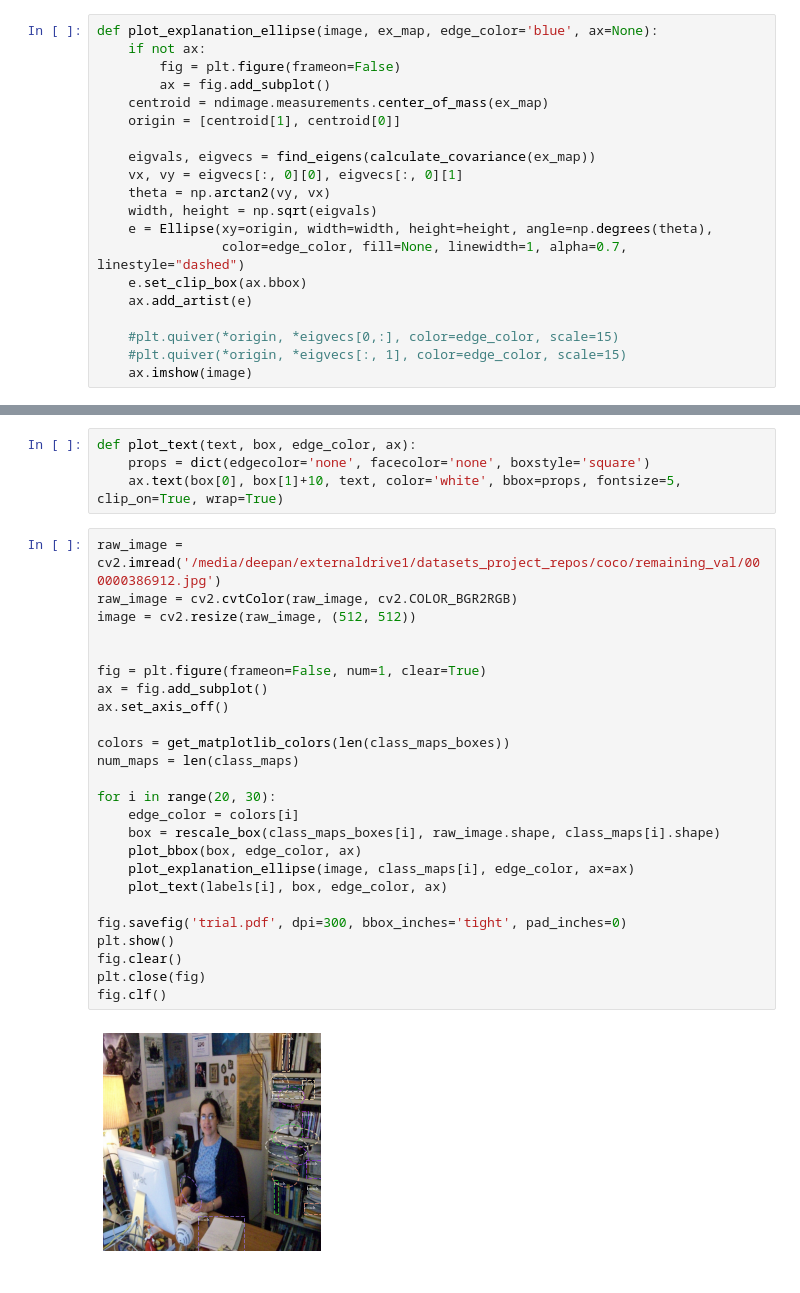
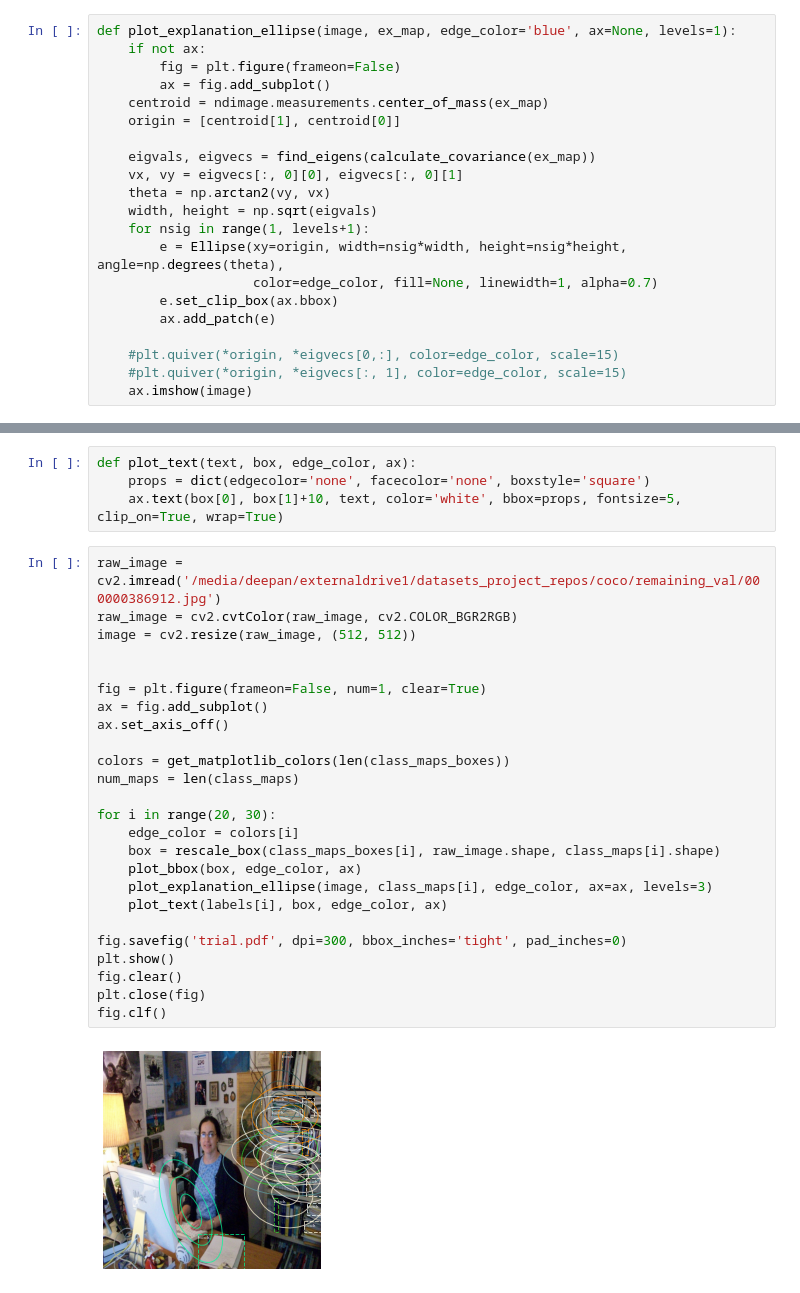
Before and after one commit to DeepanChakravarthiPadmanabhan/dext, a Jupyter notebook: dext/notebooks/visualizer_ellipse.ipynb, the cells around one changed output, grey strips where cells are left out. Drawn from its saved outputs; the diff is of its cells as text.

```diff
--- a/dext/notebooks/visualizer.ipynb
+++ b/dext/notebooks/visualizer_ellipse.ipynb
@@ -311,7 +313,7 @@ def get_matplotlib_colors(num_colors):
     filtered = [i for n,i in enumerate(color) if (n%jump_col==0)]
     return filtered
 # %%
-def plot_explanation_ellipse(image, ex_map, edge_color='blue', ax=None):
+def plot_explanation_ellipse(image, ex_map, edge_color='blue', ax=None, levels=1):
     if not ax:
         fig = plt.figure(frameon=False)
         ax = fig.add_subplot()
@@ -322,10 +324,11 @@ def plot_explanation_ellipse(image, ex_map, edge_color='blue', ax=None):
     vx, vy = eigvecs[:, 0][0], eigvecs[:, 0][1]
     theta = np.arctan2(vy, vx)
     width, height = np.sqrt(eigvals)
-    e = Ellipse(xy=origin, width=width, height=height, angle=np.degrees(theta),
-                color=edge_color, fill=None, linewidth=1, alpha=0.7, linestyle="dashed")
-    e.set_clip_box(ax.bbox)
-    ax.add_artist(e)
+    for nsig in range(1, levels+1):
+        e = Ellipse(xy=origin, width=nsig*width, height=nsig*height, angle=np.degrees(theta),
+                    color=edge_color, fill=None, linewidth=1, alpha=0.7)
+        e.set_clip_box(ax.bbox)
+        ax.add_patch(e)
 
     #plt.quiver(*origin, *eigvecs[0,:], color=edge_color, scale=15)
     #plt.quiver(*origin, *eigvecs[:, 1], color=edge_color, scale=15)
@@ -346,27 +349,27 @@ def plot_text(text, box, edge_color, ax):
 # %%
 raw_image = cv2.imread('/media/deepan/externaldrive1/datasets_project_repos/coco/remaining_val/000000386912.jpg')
 raw_image = cv2.cvtColor(raw_image, cv2.COLOR_BGR2RGB)
 image = cv2.resize(raw_image, (512, 512))
 
 
 fig = plt.figure(frameon=False, num=1, clear=True)
 ax = fig.add_subplot()
 ax.set_axis_off()
 
 colors = get_matplotlib_colors(len(class_maps_boxes))
 num_maps = len(class_maps)
 
 for i in range(20, 30):
     edge_color = colors[i]
     box = rescale_box(class_maps_boxes[i], raw_image.shape, class_maps[i].shape)
     plot_bbox(box, edge_color, ax)
-    plot_explanation_ellipse(image, class_maps[i], edge_color, ax=ax)
+    plot_explanation_ellipse(image, class_maps[i], edge_color, ax=ax, levels=3)
     plot_text(labels[i], box, edge_color, ax)
 
 fig.savefig('trial.pdf', dpi=300, bbox_inches='tight', pad_inches=0)
 plt.show()
 fig.clear()
 plt.close(fig)
 fig.clf()
 # %% [output]
-[figure, old version]
+[figure, new version]
```
Also changed, not shown: parts of 1 cell of this notebook, 17 other files.
